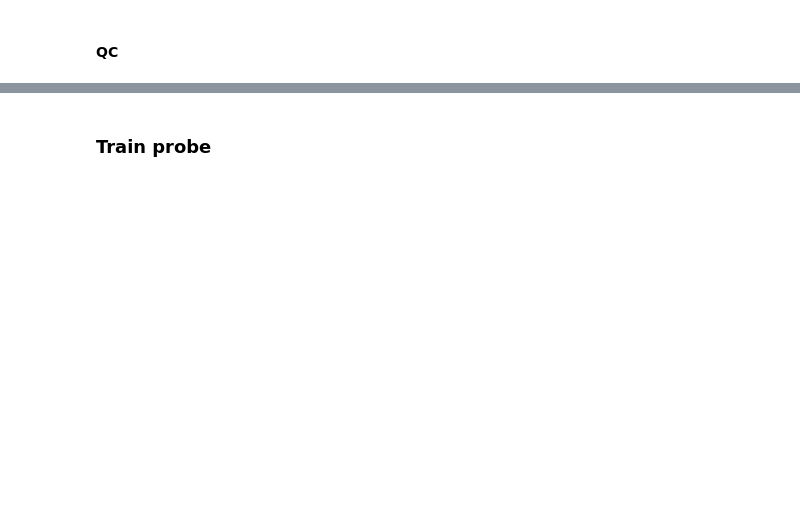
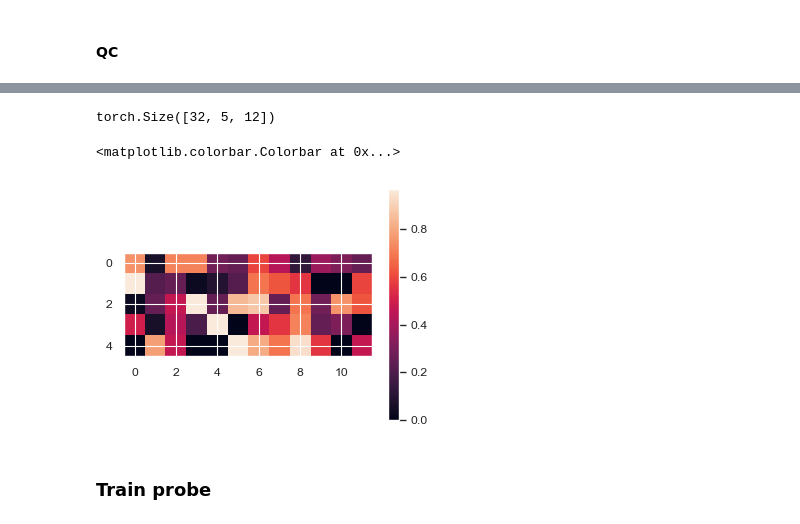
Before and after one commit to wassname/LoRA_are_lie_detectors, a Jupyter notebook: notebooks/12_tae.ipynb, the cells around one changed output, grey strips where cells are left out. Cells and saved outputs as stored; diff of their text form; code cells hidden in the pictures; blank space fills up the shorter version.

```diff
--- a/notebooks/12_tae.ipynb
+++ b/notebooks/12_tae.ipynb
@@ -579,9 +671,13 @@ net.ae_cfg
 # %%
 print(y['tokens'].shape)
-im = y['tokens']/net.vocab_size
+im = y['tokens']/net.tae.tokenizer.vocab_size
 # batch, layers, tokens_per_layer
 
 plt.imshow(im[0])
 plt.colorbar()
+# %% [output]
+torch.Size([32, 5, 12])
+<matplotlib.colorbar.Colorbar at 0x...>
+[figure, added]
 # %% [markdown]
 ### Train probe
```
Also changed, not shown: parts of 29 cells of this notebook, 12 other files.
